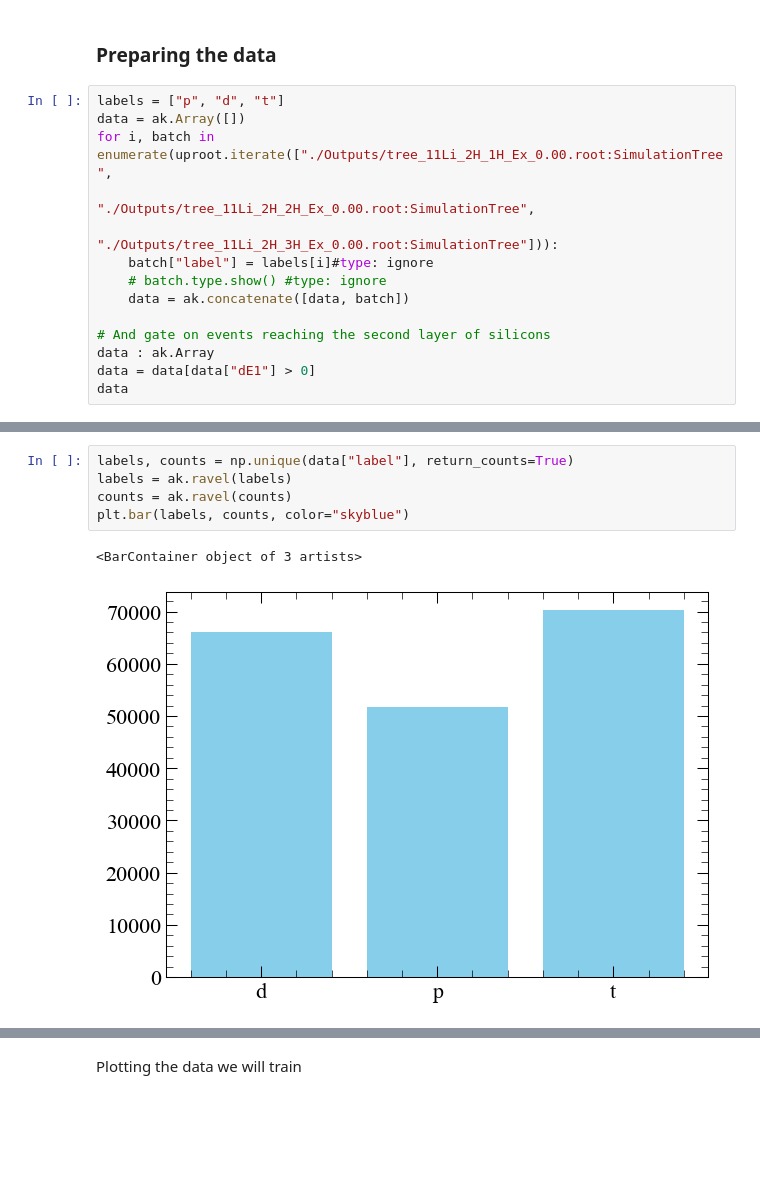
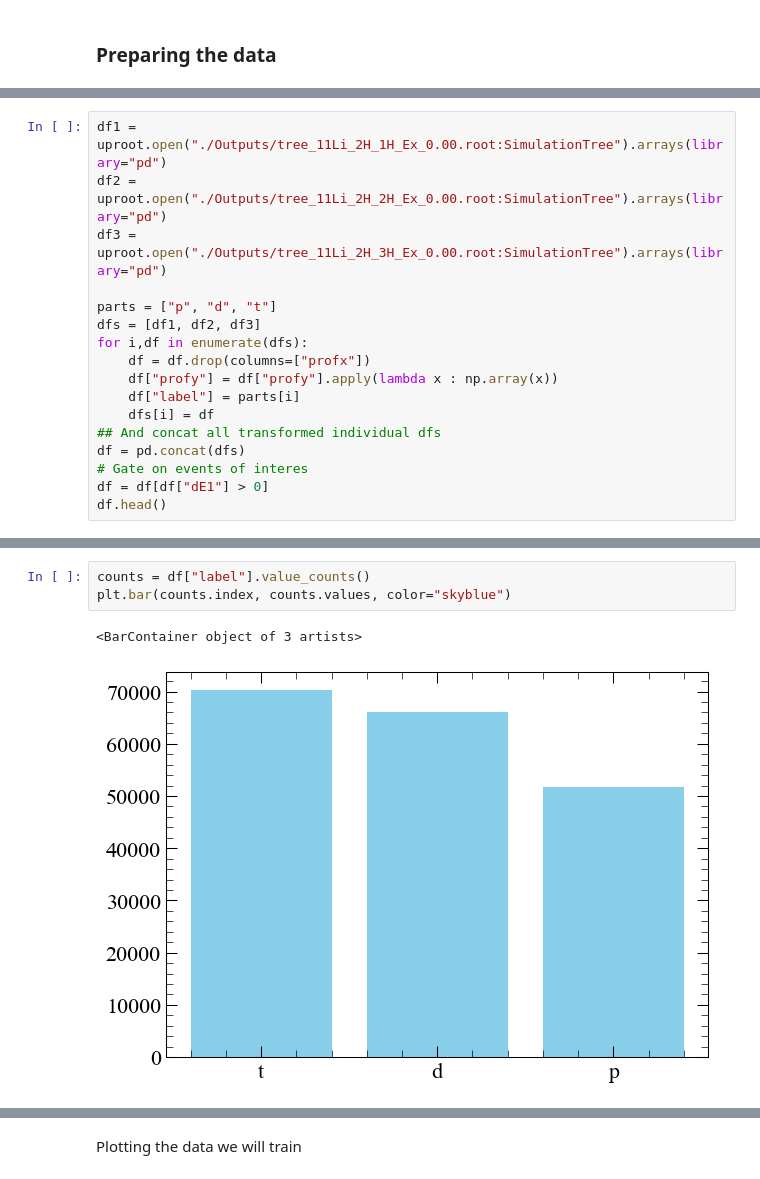
Before and after one commit to loopset/e796-analysis, a Jupyter notebook: Simulation/ML/train.ipynb, the cells around one changed output, grey strips where cells are left out. Cells and saved outputs as stored; diff of their text form; blank space fills up the shorter version.

```diff
--- a/Simulation/ML/train.ipynb
+++ b/Simulation/ML/train.ipynb
@@ -29,17 +29,3 @@ W0000 00:00:1748530896.615596   17266 computation_placer.cc:177] computation pla
 To enable the following instructions: AVX2 AVX512F AVX512_VNNI FMA, in other operations, rebuild TensorFlow with the appropriate compiler flags.
 # %% [markdown]
 ### Preparing the data
-# %%
-labels = ["p", "d", "t"]
-data = ak.Array([])
-for i, batch in enumerate(uproot.iterate(["./Outputs/tree_11Li_2H_1H_Ex_0.00.root:SimulationTree",
-                                          "./Outputs/tree_11Li_2H_2H_Ex_0.00.root:SimulationTree",
-                                          "./Outputs/tree_11Li_2H_3H_Ex_0.00.root:SimulationTree"])):
-    batch["label"] = labels[i]#type: ignore
-    # batch.type.show() #type: ignore
-    data = ak.concatenate([data, batch])
-
-# And gate on events reaching the second layer of silicons
-data : ak.Array
-data = data[data["dE1"] > 0]
-data
@@ -59,0 +32,17 @@ dfs.head()
+# %%
+df1 = uproot.open("./Outputs/tree_11Li_2H_1H_Ex_0.00.root:SimulationTree").arrays(library="pd")
+df2 = uproot.open("./Outputs/tree_11Li_2H_2H_Ex_0.00.root:SimulationTree").arrays(library="pd")
+df3 = uproot.open("./Outputs/tree_11Li_2H_3H_Ex_0.00.root:SimulationTree").arrays(library="pd")
+
+parts = ["p", "d", "t"]
+dfs = [df1, df2, df3]
+for i,df in enumerate(dfs):
+    df = df.drop(columns=["profx"])
+    df["profy"] = df["profy"].apply(lambda x : np.array(x))
+    df["label"] = parts[i]
+    dfs[i] = df
+## And concat all transformed individual dfs
+df = pd.concat(dfs)
+# Gate on events of interes
+df = df[df["dE1"] > 0]
+df.head()
@@ -60,9 +56,7 @@ dfs.head()
 # %%
-labels, counts = np.unique(data["label"], return_counts=True)
-labels = ak.ravel(labels)
-counts = ak.ravel(counts)
-plt.bar(labels, counts, color="skyblue")
+counts = df["label"].value_counts()
+plt.bar(counts.index, counts.values, color="skyblue")
 # %% [output]
 <BarContainer object of 3 artists>
-[figure, old version]
+[figure, new version]
 # %%
```
Also changed, not shown: parts of 22 cells of this notebook, 2 other files.
